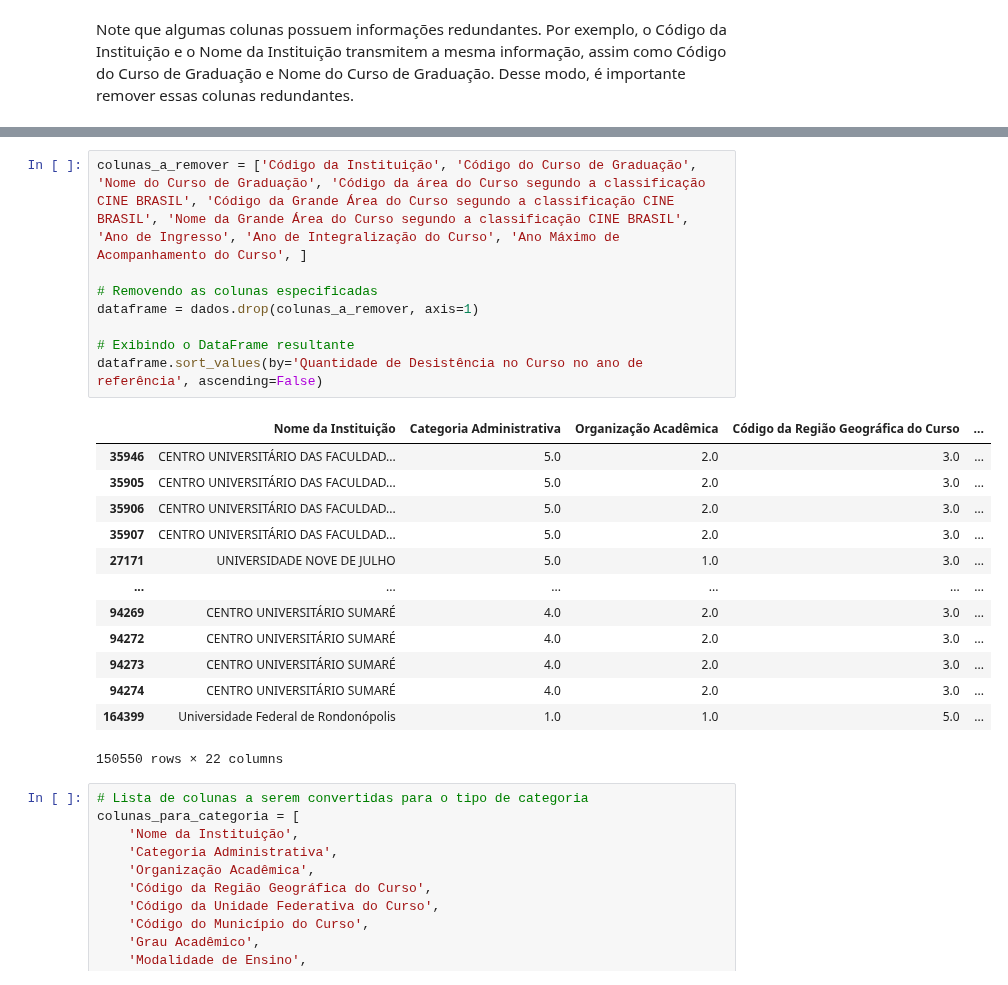
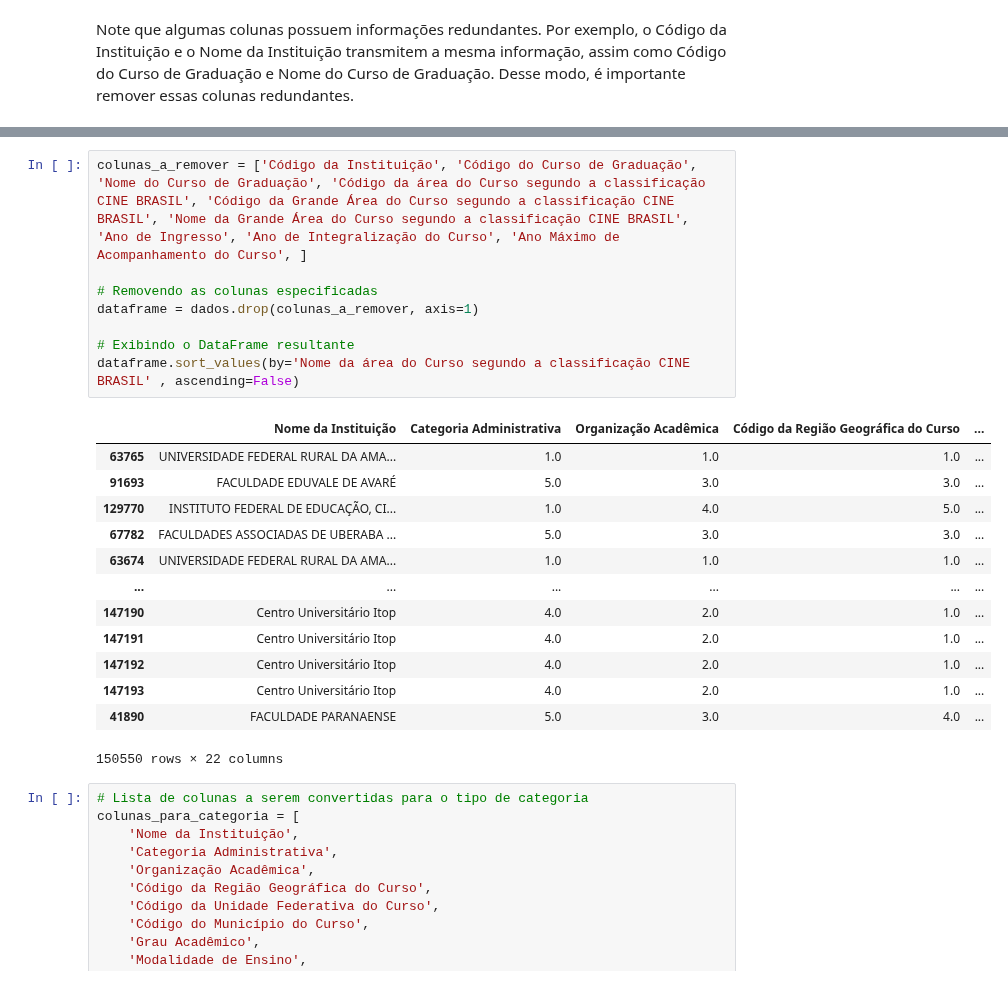
Before and after one commit to carneirogabrielly/Projeto-Microdados, a Jupyter notebook: Rafaela_2.ipynb, the cells around one changed output, grey strips where cells are left out. Cells and saved outputs as stored; diff of their text form.

```diff
--- a/Rafaela_2.ipynb
+++ b/Rafaela_2.ipynb
@@ -228,24 +242,24 @@ Note que algumas colunas possuem informações redundantes. Por exemplo, o Códi
 # %%
 colunas_a_remover = ['Código da Instituição', 'Código do Curso de Graduação', 'Nome do Curso de Graduação', 'Código da área do Curso segundo a classificação CINE BRASIL', 'Código da Grande Área do Curso segundo a classificação CINE BRASIL', 'Nome da Grande Área do Curso segundo a classificação CINE BRASIL', 'Ano de Ingresso', 'Ano de Integralização do Curso', 'Ano Máximo de Acompanhamento do Curso', ]
 
 # Removendo as colunas especificadas
 dataframe = dados.drop(colunas_a_remover, axis=1)
 
 # Exibindo o DataFrame resultante
-dataframe.sort_values(by='Quantidade de Desistência no Curso no ano de referência', ascending=False)
+dataframe.sort_values(by='Nome da área do Curso segundo a classificação CINE BRASIL' , ascending=False)
 # %% [output]
 |  | Nome da Instituição | Categoria Administrativa | Organização Acadêmica | Código da Região Geográfica do Curso | ... |
-| 35946 | CENTRO UNIVERSITÁRIO DAS FACULDAD... | 5.0 | 2.0 | 3.0 | ... |
-| 35905 | CENTRO UNIVERSITÁRIO DAS FACULDAD... | 5.0 | 2.0 | 3.0 | ... |
-| 35906 | CENTRO UNIVERSITÁRIO DAS FACULDAD... | 5.0 | 2.0 | 3.0 | ... |
-| 35907 | CENTRO UNIVERSITÁRIO DAS FACULDAD... | 5.0 | 2.0 | 3.0 | ... |
-| 27171 | UNIVERSIDADE NOVE DE JULHO | 5.0 | 1.0 | 3.0 | ... |
+| 63765 | UNIVERSIDADE FEDERAL RURAL DA AMA... | 1.0 | 1.0 | 1.0 | ... |
+| 91693 | FACULDADE EDUVALE DE AVARÉ | 5.0 | 3.0 | 3.0 | ... |
+| 129770 | INSTITUTO FEDERAL DE EDUCAÇÃO, CI... | 1.0 | 4.0 | 5.0 | ... |
+| 67782 | FACULDADES ASSOCIADAS DE UBERABA ... | 5.0 | 3.0 | 3.0 | ... |
+| 63674 | UNIVERSIDADE FEDERAL RURAL DA AMA... | 1.0 | 1.0 | 1.0 | ... |
 | ... | ... | ... | ... | ... | ... |
-| 94269 | CENTRO UNIVERSITÁRIO SUMARÉ | 4.0 | 2.0 | 3.0 | ... |
-| 94272 | CENTRO UNIVERSITÁRIO SUMARÉ | 4.0 | 2.0 | 3.0 | ... |
-| 94273 | CENTRO UNIVERSITÁRIO SUMARÉ | 4.0 | 2.0 | 3.0 | ... |
-| 94274 | CENTRO UNIVERSITÁRIO SUMARÉ | 4.0 | 2.0 | 3.0 | ... |
-| 164399 | Universidade Federal de Rondonópolis | 1.0 | 1.0 | 5.0 | ... |
+| 147190 | Centro Universitário Itop | 4.0 | 2.0 | 1.0 | ... |
+| 147191 | Centro Universitário Itop | 4.0 | 2.0 | 1.0 | ... |
+| 147192 | Centro Universitário Itop | 4.0 | 2.0 | 1.0 | ... |
+| 147193 | Centro Universitário Itop | 4.0 | 2.0 | 1.0 | ... |
+| 41890 | FACULDADE PARANAENSE | 5.0 | 3.0 | 4.0 | ... |
 150550 rows × 22 columns
 # %%
 # Lista de colunas a serem convertidas para o tipo de categoria
```
Also changed, not shown: parts of 5 cells of this notebook.
